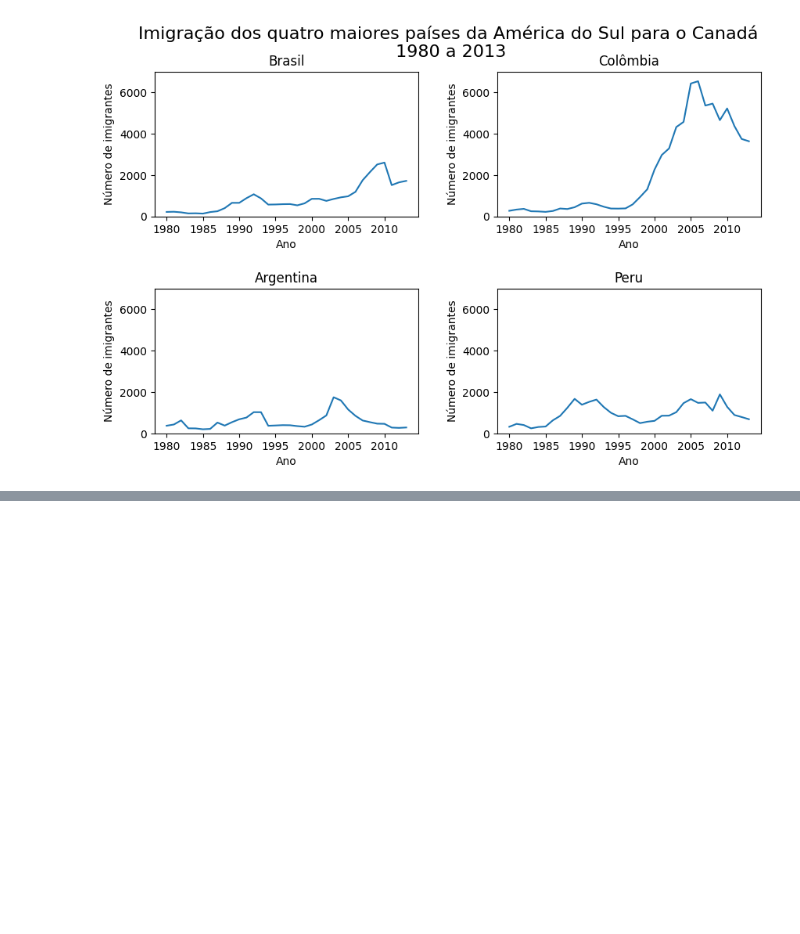
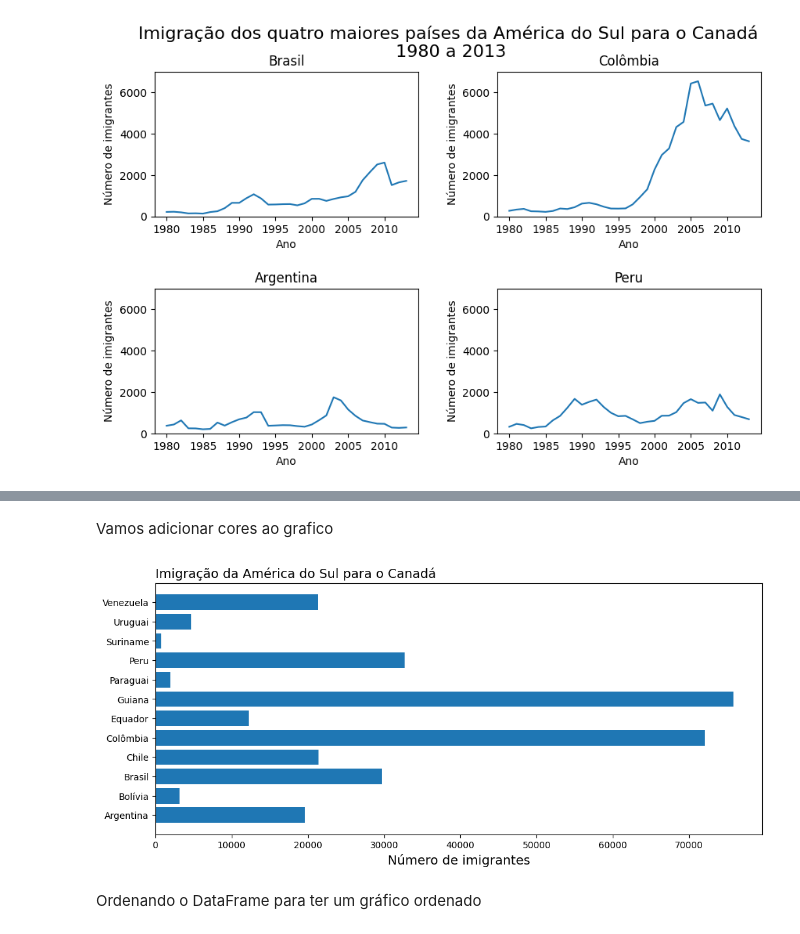
Before and after one commit to hada97/Data_visualization_Imigra-o01, a Jupyter notebook: Data_visualization_Imigração01.ipynb, the cells around one changed output, grey strips where cells are left out. Drawn from its saved outputs; the diff is of its cells as text; code cells hidden in the pictures; blank space fills up the shorter version.

```diff
--- a/Data_visualization_Imigração01.ipynb
+++ b/Data_visualization_Imigração01.ipynb
@@ -213,0 +255,13 @@ plt.show()
+# %% [markdown]
+Vamos adicionar cores ao grafico
+# %%
+fig, ax = plt.subplots(figsize=(12, 5))
+ax.barh(america_sul.index, america_sul['Total'])
+ax.set_title('Imigração da América do Sul para o Canadá', loc = 'left', fontsize=14)
+ax.set_ylabel('')
+ax.set_xlabel('Número de imigrantes', fontsize=14)
+plt.show()
+# %% [output]
+[figure, added]
+# %% [markdown]
+Ordenando o DataFrame para ter um gráfico ordenado
```
Also changed, not shown: parts of 11 cells of this notebook.
